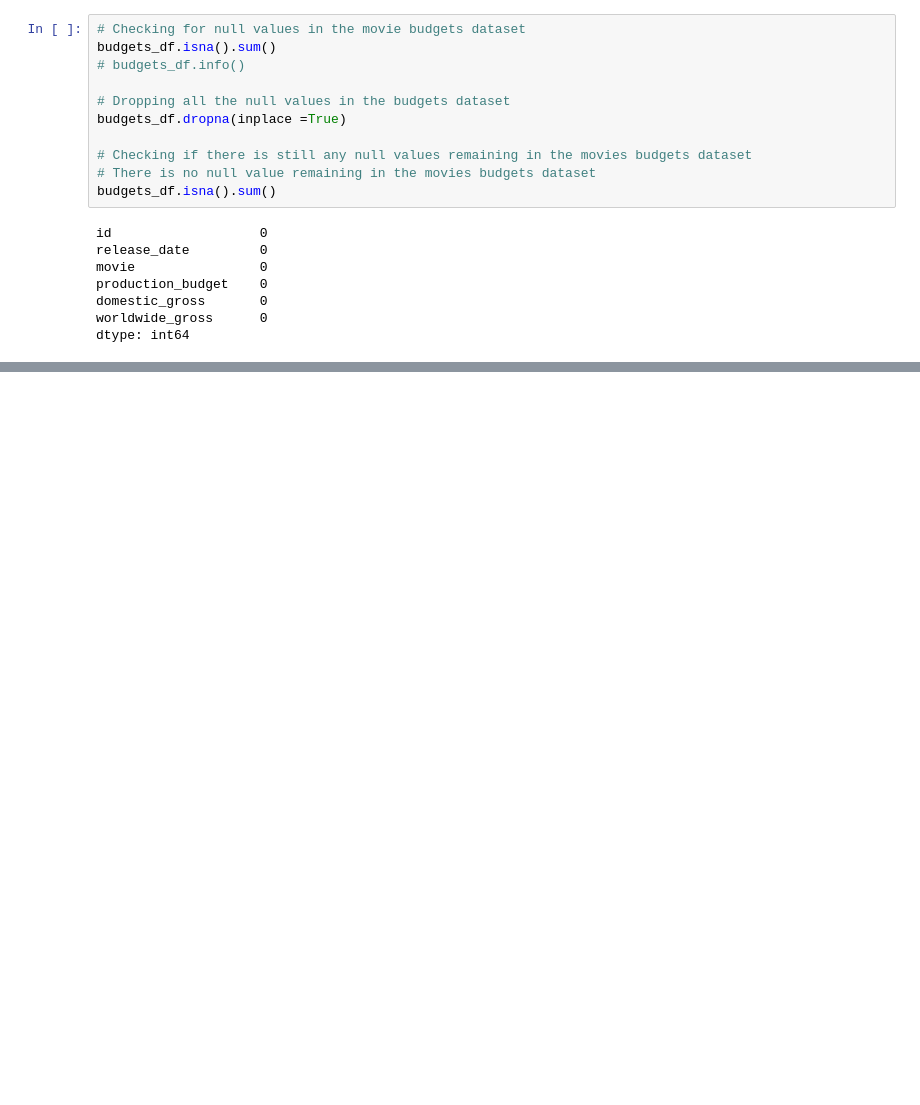
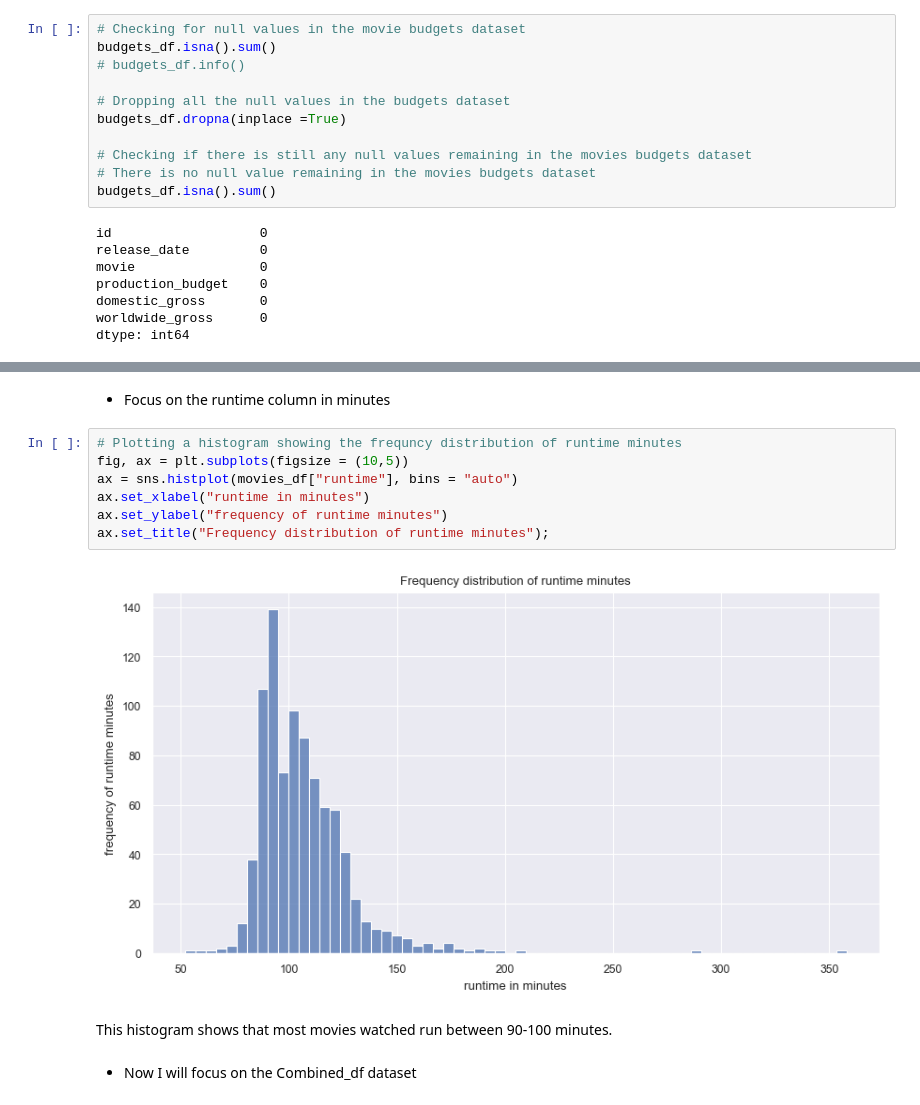
Before and after one commit to jameskatiba/Microsoft-Film-Recommendation-System, a Jupyter notebook: film.ipynb, the cells around one changed output, grey strips where cells are left out. Drawn from its saved outputs; the diff is of its cells as text; blank space fills up the shorter version.

```diff
--- a/film.ipynb
+++ b/film.ipynb
@@ -488,0 +626,15 @@ memory usage: 271.2+ KB
+# %% [markdown]
+- Focus on the runtime column in minutes
+# %%
+# Plotting a histogram showing the frequncy distribution of runtime minutes
+fig, ax = plt.subplots(figsize = (10,5))
+ax = sns.histplot(movies_df["runtime"], bins = "auto")
+ax.set_xlabel("runtime in minutes")
+ax.set_ylabel("frequency of runtime minutes")
+ax.set_title("Frequency distribution of runtime minutes");
+# %% [output]
+[figure, added]
+# %% [markdown]
+This histogram shows that most movies watched  run between 90-100 minutes.
+# %% [markdown]
+- Now I will focus on the Combined_df dataset
```
Also changed, not shown: parts of 42 cells of this notebook.
